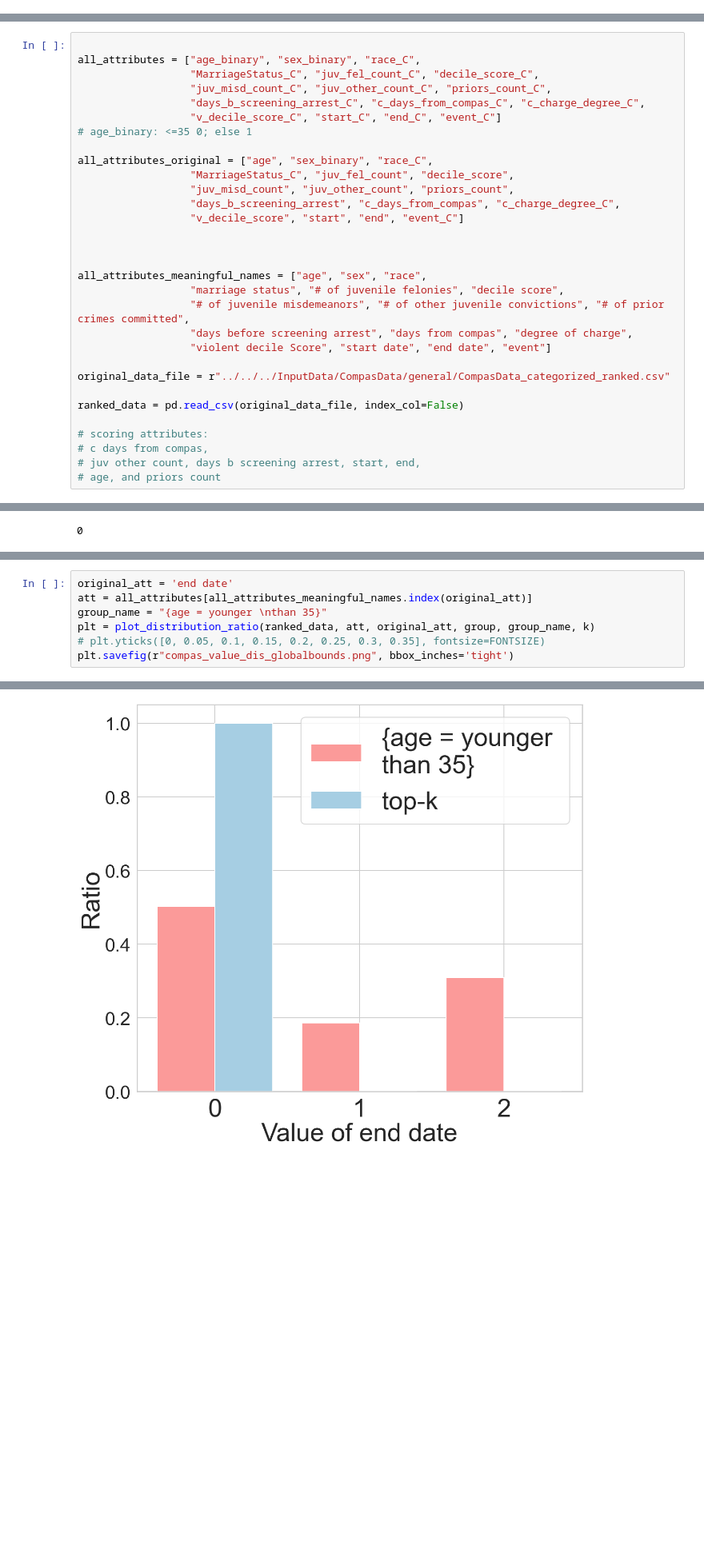
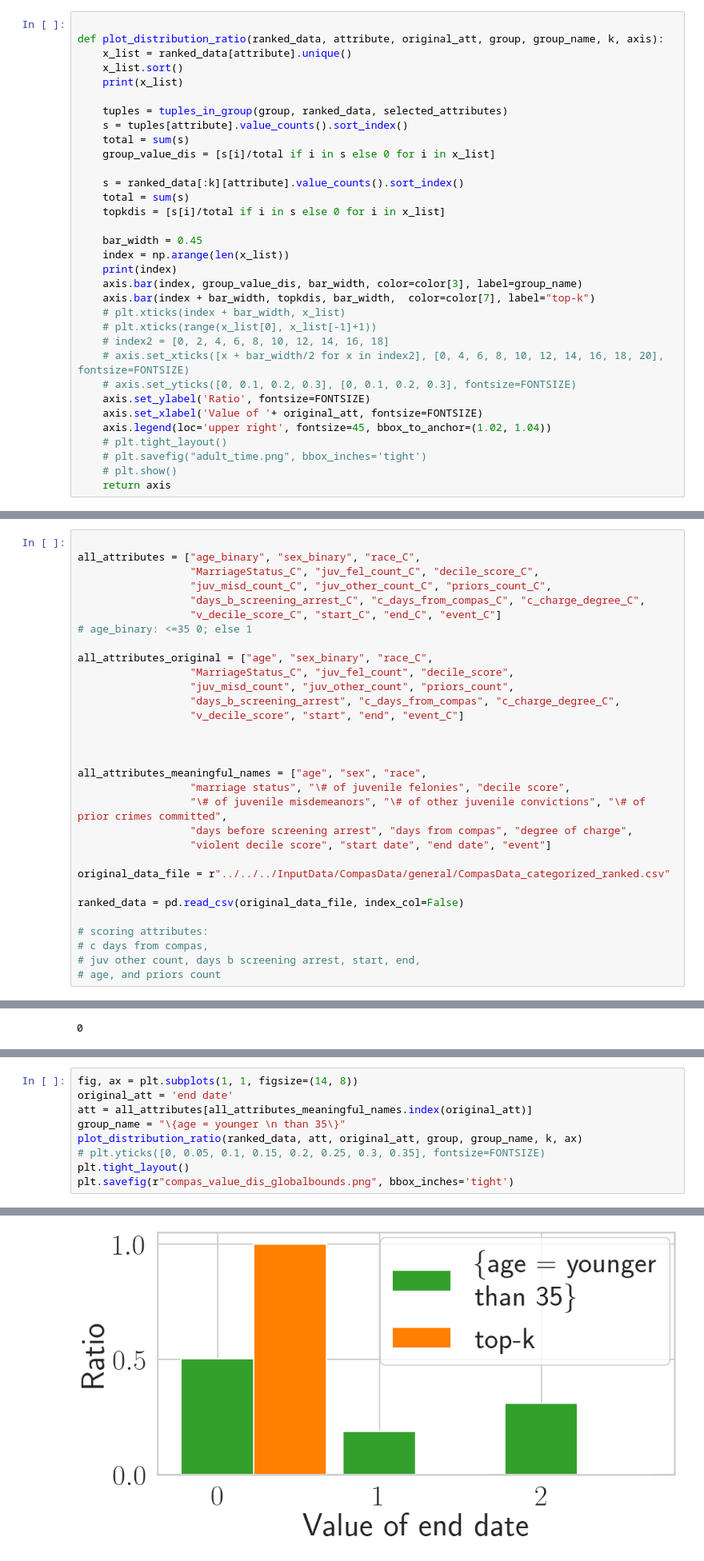
Before and after one commit to JinyangLi01/UnfairlyTreatedGroupDetection, a Jupyter notebook: Coding/Experiments/Shapley_value/shapley_value_of_groups_2_compas_20220923.ipynb, the cells around one changed output, grey strips where cells are left out. Shown: that part at 80% size. Saved outputs shown, nothing was run; the diff lists cells and outputs as text; blank space fills up the shorter version.

```diff
--- a/Coding/Experiments/Shapley_value/shapley_value_of_groups_2_compas_20220923.ipynb
+++ b/Coding/Experiments/Shapley_value/shapley_value_of_groups_2_compas_20220923.ipynb
@@ -286,0 +219,33 @@ def plot_average_shap_value_of_group(data, group, selected_attributes, all_attri
+# %%
+
+def plot_distribution_ratio(ranked_data, attribute, original_att, group, group_name, k, axis):
+    x_list = ranked_data[attribute].unique()
+    x_list.sort()
+    print(x_list)
+
+    tuples = tuples_in_group(group, ranked_data, selected_attributes)
+    s = tuples[attribute].value_counts().sort_index()
+    total = sum(s)
+    group_value_dis = [s[i]/total if i in s else 0 for i in x_list]
+
+    s = ranked_data[:k][attribute].value_counts().sort_index()
+    total = sum(s)
+    topkdis = [s[i]/total if i in s else 0 for i in x_list]
+
+    bar_width = 0.45
+    index = np.arange(len(x_list))
+    print(index)
+    axis.bar(index, group_value_dis, bar_width, color=color[3], label=group_name)
+    axis.bar(index + bar_width, topkdis, bar_width,  color=color[7], label="top-k")
+    # plt.xticks(index + bar_width, x_list)
+    # plt.xticks(range(x_list[0], x_list[-1]+1))
+    # index2 = [0, 2, 4, 6, 8, 10, 12, 14, 16, 18]
+    # axis.set_xticks([x + bar_width/2 for x in index2], [0, 4, 6, 8, 10, 12, 14, 16, 18, 20], fontsize=FONTSIZE)
+    # axis.set_yticks([0, 0.1, 0.2, 0.3], [0, 0.1, 0.2, 0.3], fontsize=FONTSIZE)
+    axis.set_ylabel('Ratio', fontsize=FONTSIZE)
+    axis.set_xlabel('Value of '+ original_att, fontsize=FONTSIZE)
+    axis.legend(loc='upper right', fontsize=45, bbox_to_anchor=(1.02, 1.04))
+    # plt.tight_layout()
+    # plt.savefig("adult_time.png", bbox_inches='tight')
+    # plt.show()
+    return axis
@@ -306,10 +297,10 @@ all_attributes_original = ["age", "sex_binary", "race_C",
 
 
 all_attributes_meaningful_names = ["age", "sex", "race",
-                  "marriage status", "# of juvenile felonies", "decile score",
-                  "# of juvenile misdemeanors", "# of other juvenile convictions", "# of prior crimes committed",
+                  "marriage status", "\# of juvenile felonies", "decile score",
+                  "\# of juvenile misdemeanors", "\# of other juvenile convictions", "\# of prior crimes committed",
                   "days before screening arrest", "days from compas", "degree of charge",
-                  "violent decile Score", "start date", "end date", "event"]
+                  "violent decile score", "start date", "end date", "event"]
 
 original_data_file = r"../../../InputData/CompasData/general/CompasData_categorized_ranked.csv"
 
@@ -531,9 +507,11 @@ The frame.append method is deprecated and will be removed from pandas in a futur
 # %%
+fig, ax = plt.subplots(1, 1, figsize=(14, 8))
 original_att = 'end date'
 att = all_attributes[all_attributes_meaningful_names.index(original_att)]
-group_name = "{age = younger \nthan 35}"
-plt = plot_distribution_ratio(ranked_data, att, original_att, group, group_name, k)
+group_name = "\{age = younger \n than 35\}"
+plot_distribution_ratio(ranked_data, att, original_att, group, group_name, k, ax)
 # plt.yticks([0, 0.05, 0.1, 0.15, 0.2, 0.25, 0.3, 0.35], fontsize=FONTSIZE)
+plt.tight_layout()
 plt.savefig(r"compas_value_dis_globalbounds.png", bbox_inches='tight')
 # %% [output]
 [0 1 2]
@@ -540 +519 @@ plt.savefig(r"compas_value_dis_globalbounds.png", bbox_inches='tight')
-[figure, old version]
+[figure, new version]
```
Also changed, not shown: parts of 8 cells of this notebook, 10 other files.
